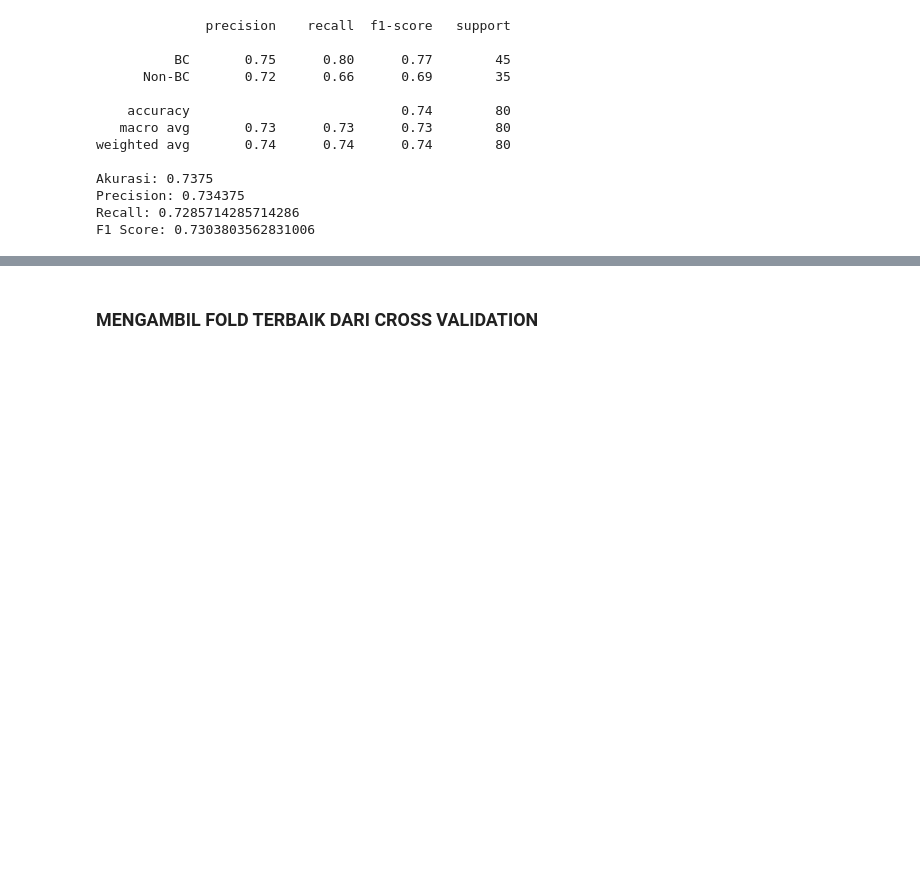
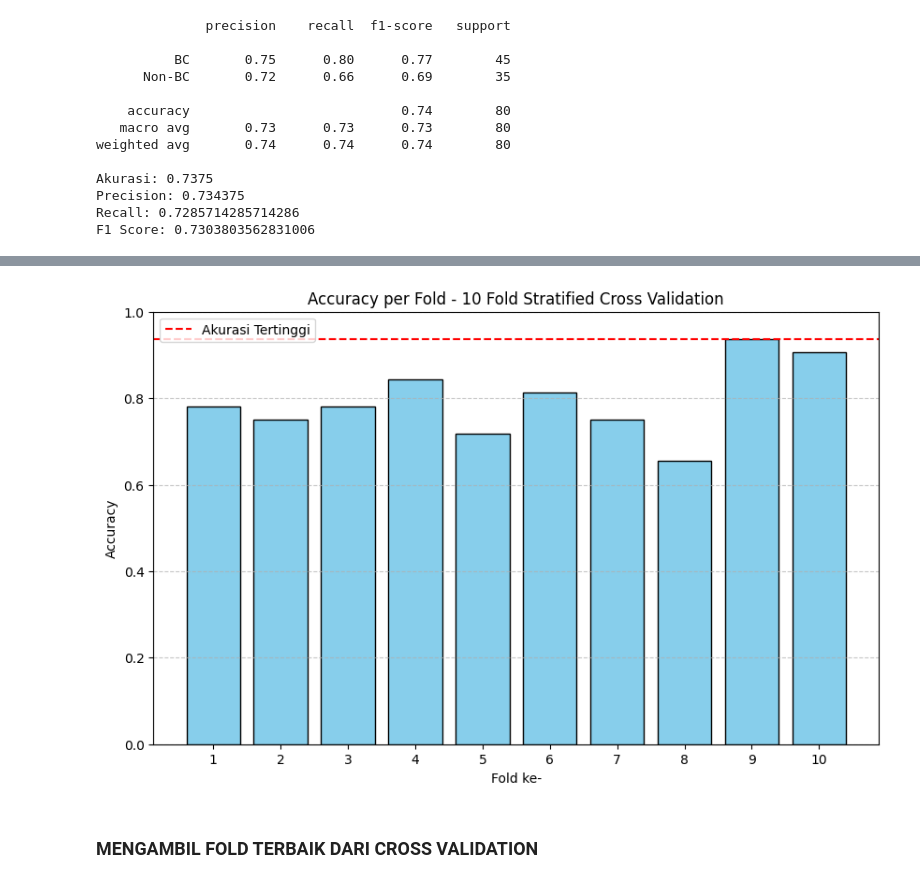
Before and after one commit to YOGASATWIKA/datamining, a Jupyter notebook: gemastik-data-mining.ipynb, the cells around one changed output, grey strips where cells are left out. Cells and saved outputs as stored; diff of their text form; code cells hidden in the pictures; blank space fills up the shorter version.

```diff
--- a/gemastik-data-mining.ipynb
+++ b/gemastik-data-mining.ipynb
@@ -240,15 +253,17 @@ Akurasi tertinggi: 0.875
 # %%
-# plt.figure(figsize=(10, 6))
-# plt.bar(range(1, 11), accuracy_scores, color='skyblue', edgecolor='black')
-# plt.xlabel('Fold ke-')
-# plt.ylabel('Accuracy')
-# plt.title('Accuracy per Fold - 10 Fold Stratified Cross Validation')
-# plt.xticks(range(1, 11))
-# plt.ylim(0, 1)  # Accuracy ranges from 0 to 1
-# plt.axhline(y=accuracy_scores.max(), color='red', linestyle='--', label='Akurasi Tertinggi')
-# plt.legend()
-# plt.grid(axis='y', linestyle='--', alpha=0.7)
-# plt.show()
+plt.figure(figsize=(10, 6))
+plt.bar(range(1, 11), accuracy_scores, color='skyblue', edgecolor='black')
+plt.xlabel('Fold ke-')
+plt.ylabel('Accuracy')
+plt.title('Accuracy per Fold - 10 Fold Stratified Cross Validation')
+plt.xticks(range(1, 11))
+plt.ylim(0, 1)  # Accuracy ranges from 0 to 1
+plt.axhline(y=accuracy_scores.max(), color='red', linestyle='--', label='Akurasi Tertinggi')
+plt.legend()
+plt.grid(axis='y', linestyle='--', alpha=0.7)
+plt.show()
+# %% [output]
+[figure, added]
 # %%
 # accuracy_scores
 # %% [markdown]
```
Also changed, not shown: parts of 22 cells of this notebook, 5 other files.
